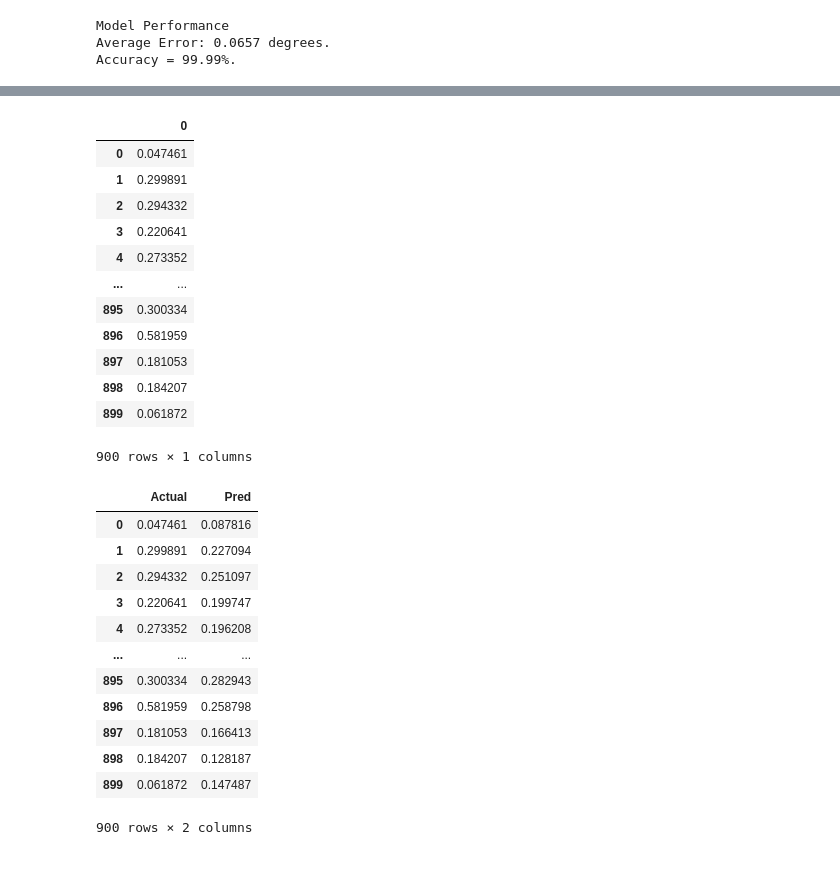
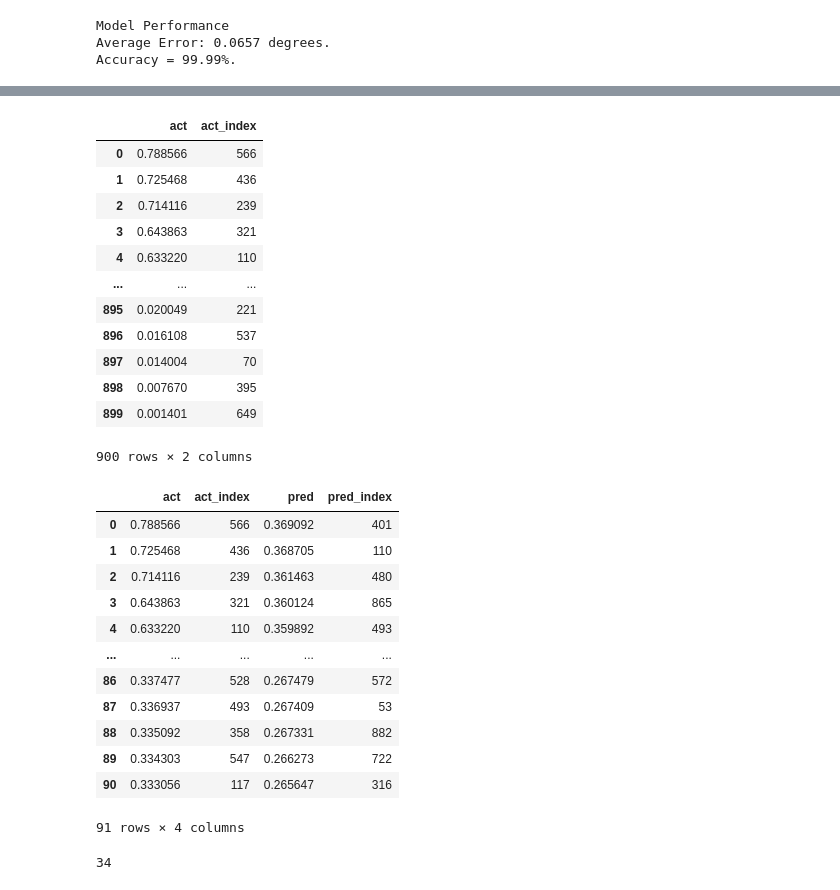
Before and after one commit to sdguerrette/capstone_project, a Jupyter notebook: code/ML_models/regressors/rf_regression_deaths_pct.ipynb, the cells around one changed output, grey strips where cells are left out. Cells and saved outputs as stored; diff of their text form; code cells hidden in the pictures.

```diff
--- a/code/ML_models/regressors/rf_regression_deaths_pct.ipynb
+++ b/code/ML_models/regressors/rf_regression_deaths_pct.ipynb
@@ -165,6 +165,8 @@ Average Error: 0.0657 degrees.
 Accuracy = 99.99%.
 # %%
 # turn model predictions into dataframe
-preds = pd.DataFrame(base_model.predict(X_test_scaled))
+preds = pd.DataFrame(base_model.predict(X_test_scaled), columns = ['pred'])
+preds['pred_index'] = preds.index
+preds.sort_values(by = ['pred'], ascending = False, ignore_index = True, inplace = True)
 preds
 # %% [output]
@@ -184,38 +186,39 @@ preds
 # %%
 #turn test values into dataframe
-actual = y_test
-actual_df = pd.DataFrame(actual)
-actual_df
+actuals = pd.DataFrame(y_test, columns = ['act'])
+actuals['act_index'] = actuals.index
+actuals.sort_values(by = ['act'],ascending = False, ignore_index = True, inplace =True)
+actuals
 # %% [output]
-|  | 0 |
-| 0 | 0.047461 |
-| 1 | 0.299891 |
-| 2 | 0.294332 |
-| 3 | 0.220641 |
-| 4 | 0.273352 |
-| ... | ... |
-| 895 | 0.300334 |
-| 896 | 0.581959 |
-| 897 | 0.181053 |
-| 898 | 0.184207 |
-| 899 | 0.061872 |
+|  | act | act_index |
+| 0 | 0.788566 | 566 |
+| 1 | 0.725468 | 436 |
+| 2 | 0.714116 | 239 |
+| 3 | 0.643863 | 321 |
+| 4 | 0.633220 | 110 |
+| ... | ... | ... |
+| 895 | 0.020049 | 221 |
+| 896 | 0.016108 | 537 |
+| 897 | 0.014004 | 70 |
+| 898 | 0.007670 | 395 |
+| 899 | 0.001401 | 649 |
-900 rows × 1 columns
+900 rows × 2 columns
 # %%
 # merege acutal and predicted dataframes
-results = actual_df.merge(preds, how = 'inner', left_index=True, right_index=True)
-results = results.rename(columns = {'0_x':'Actual', '0_y':'Pred'})
-results
+results = actuals.merge(preds, how = 'inner', left_index=True, right_index=True)
+ranked = results.head(91)
+ranked
 # %% [output]
-|  | Actual | Pred |
-| 0 | 0.047461 | 0.087816 |
-| 1 | 0.299891 | 0.227094 |
-| 2 | 0.294332 | 0.251097 |
-| 3 | 0.220641 | 0.199747 |
-| 4 | 0.273352 | 0.196208 |
-| ... | ... | ... |
-| 895 | 0.300334 | 0.282943 |
-| 896 | 0.581959 | 0.258798 |
-| 897 | 0.181053 | 0.166413 |
-| 898 | 0.184207 | 0.128187 |
-| 899 | 0.061872 | 0.147487 |
+|  | act | act_index | pred | pred_index |
+| 0 | 0.788566 | 566 | 0.369092 | 401 |
+| 1 | 0.725468 | 436 | 0.368705 | 110 |
+| 2 | 0.714116 | 239 | 0.361463 | 480 |
+| 3 | 0.643863 | 321 | 0.360124 | 865 |
+| 4 | 0.633220 | 110 | 0.359892 | 493 |
+| ... | ... | ... | ... | ... |
+| 86 | 0.337477 | 528 | 0.267479 | 572 |
+| 87 | 0.336937 | 493 | 0.267409 | 53 |
+| 88 | 0.335092 | 358 | 0.267331 | 882 |
+| 89 | 0.334303 | 547 | 0.266273 | 722 |
+| 90 | 0.333056 | 117 | 0.265647 | 316 |
-900 rows × 2 columns
+91 rows × 4 columns
@@ -222,3 +233,7 @@ results
+# %%
+correct
+# %% [output]
+34
 # %%
 # create columns to display error amounts
 results['error'] = results['Actual']-results['Pred']
```
Also changed, not shown: parts of 9 cells of this notebook, 2 other files.
